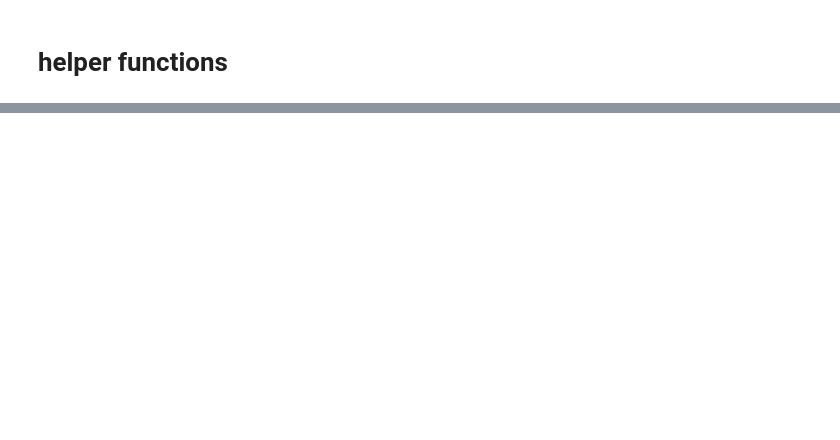
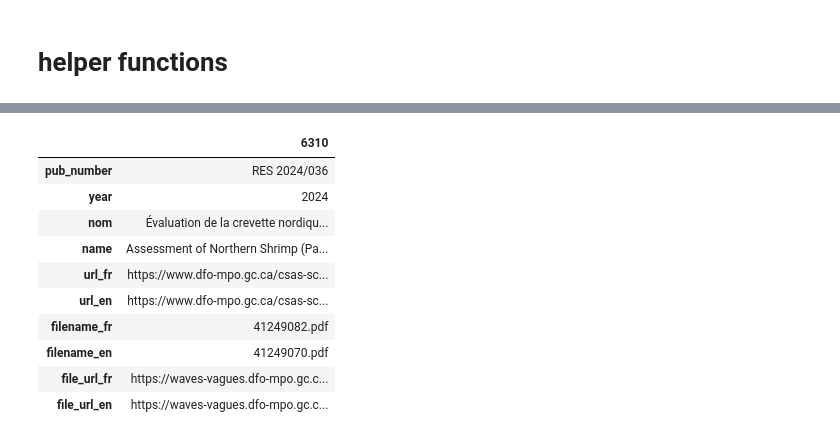
Before and after one commit to KevinCarr42/AI-Translation, a Jupyter notebook: fr_eng_classifier.ipynb, the cells around one changed output, grey strips where cells are left out. Drawn from its saved outputs; the diff is of its cells as text; code cells hidden in the pictures; blank space fills up the shorter version.

```diff
--- a/fr_eng_classifier.ipynb
+++ b/fr_eng_classifier.ipynb
@@ -506,0 +140,14 @@ set()
+# %%
+lang_df.sample(1).T
+# %% [output]
+|  | 6310 |
+| pub_number | RES 2024/036 |
+| year | 2024 |
+| nom | Évaluation de la crevette nordiqu... |
+| name | Assessment of Northern Shrimp (Pa... |
+| url_fr | https://www.dfo-mpo.gc.ca/csas-sc... |
+| url_en | https://www.dfo-mpo.gc.ca/csas-sc... |
+| filename_fr | 41249082.pdf |
+| filename_en | 41249070.pdf |
+| file_url_fr | https://waves-vagues.dfo-mpo.gc.c... |
+| file_url_en | https://waves-vagues.dfo-mpo.gc.c... |
```
Also changed, not shown: parts of 65 cells of this notebook.
